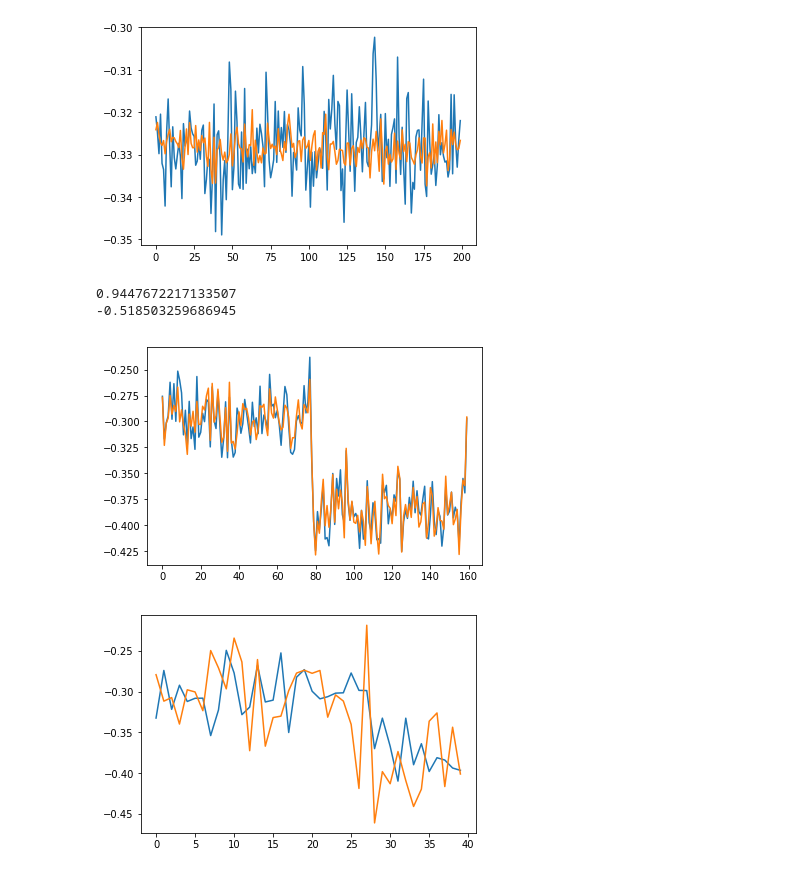
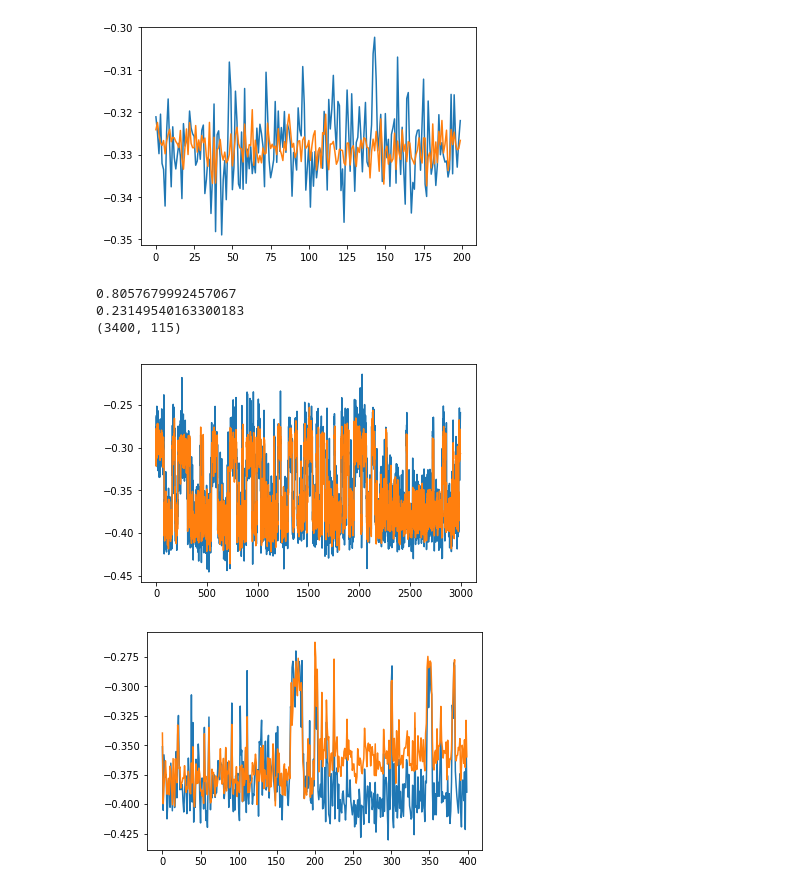
Before and after one commit to ishaanj1/predictive-aerodynamics, a Jupyter notebook: run1_Re2_3E5.ipynb, the cells around one changed output. Drawn from its saved outputs; the diff is of its cells as text; code cells hidden in the pictures.

Commit message:
refactoring code to make testing different configurations easier

```diff
--- a/run1_Re2_3E5.ipynb
+++ b/run1_Re2_3E5.ipynb
@@ -28,0 +1,13 @@ data_runs_concat.head()
+# %%
+import numpy as np
+import pandas as pd
+
+import importlib
+
+import preprocessing
+importlib.reload(preprocessing)
+
+data_runs = preprocessing.load_data()
+data_runs_concat = pd.concat(data_runs, ignore_index=True)
+data_runs_concat.head()
+# dir(preprocessing)
@@ -124,39 +116,44 @@ plt.show()
 # %%
 # Predict every 5th BF6 sample using prev 5 front and side port samples
 
-data_4 = data_runs[0]
+# data_4 = data_runs[0]
+data_4 = data_runs_concat
 dropped_labels_4 = ['BF1', 'BF2', 'BF3', 'BF4', 'BF5', 'BF6', 'BF7', 'BF8', 'BF9', 'BF10', 'BF11', 'BF12', 'BF13', 'BF14', 'BF15', 'BF16']
 X_4_initial = data_4.drop(labels=dropped_labels_4, axis='columns')
 y_4_initial = data_4.loc[:, 'BF6']
-X_4 = pd.DataFrame()
-y_4 = pd.DataFrame()
+# X_4 = pd.DataFrame()
+# y_4 = pd.DataFrame()
 
-for i in range(0, 1000, 5):
-    X_4_row = pd.Series(X_4_initial.iloc[i:i+5, :].values.flatten())
-    X_4 = X_4.append(X_4_row, ignore_index=True)
-    y_4 = y_4.append(pd.Series(y_4_initial.iloc[i+4]), ignore_index=True)
+# for i in range(0, 1000, 5):
+#     X_4_row = pd.Series(X_4_initial.iloc[i:i+5, :].values.flatten())
+#     X_4 = X_4.append(X_4_row, ignore_index=True)
+#     y_4 = y_4.append(pd.Series(y_4_initial.iloc[i+4]), ignore_index=True)
 
-training_X_4 = X_4.iloc[:160, :]
-training_y_4 = y_4.iloc[:160, :]
-testing_X_4 = X_4.iloc[160:, :]
-testing_y_4 = y_4.iloc[160:, :]
+X_4, y_4 = preprocessing.merge_rows(X_4_initial, y_4_initial, 5)
+
+training_X_4 = X_4.iloc[:3000, :]
+training_y_4 = y_4.iloc[:3000, :]
+testing_X_4 = X_4.iloc[3000:, :]
+testing_y_4 = y_4.iloc[3000:, :]
 model.fit(training_X_4, training_y_4)
 print(model.score(training_X_4, training_y_4))
 print(model.score(testing_X_4, testing_y_4))
+print(X_4.shape)
 # %% [output]
-0.9447672217133507
--0.518503259686945
+0.8057679992457067
+0.23149540163300183
+(3400, 115)
 # %%
-plt.plot(np.arange(160), training_y_4)
+plt.plot(np.arange(training_y_4.size), training_y_4)
 prediction = model.predict(training_X_4)
-plt.plot(np.arange(160), prediction)
+plt.plot(np.arange(prediction.size), prediction)
 plt.show()
 # %% [output]
-[figure, old version]
+[figure, new version]
 # %%
-plt.plot(np.arange(40), testing_y_4)
+plt.plot(np.arange(testing_y_4.size), testing_y_4)
 prediction = model.predict(testing_X_4)
-plt.plot(np.arange(40), prediction)
+plt.plot(np.arange(prediction.size), prediction)
 plt.show()
 # %% [output]
-[figure, old version]
+[figure, new version]
```
Also changed, not shown: parts of 2 cells of this notebook, 1 other file.
